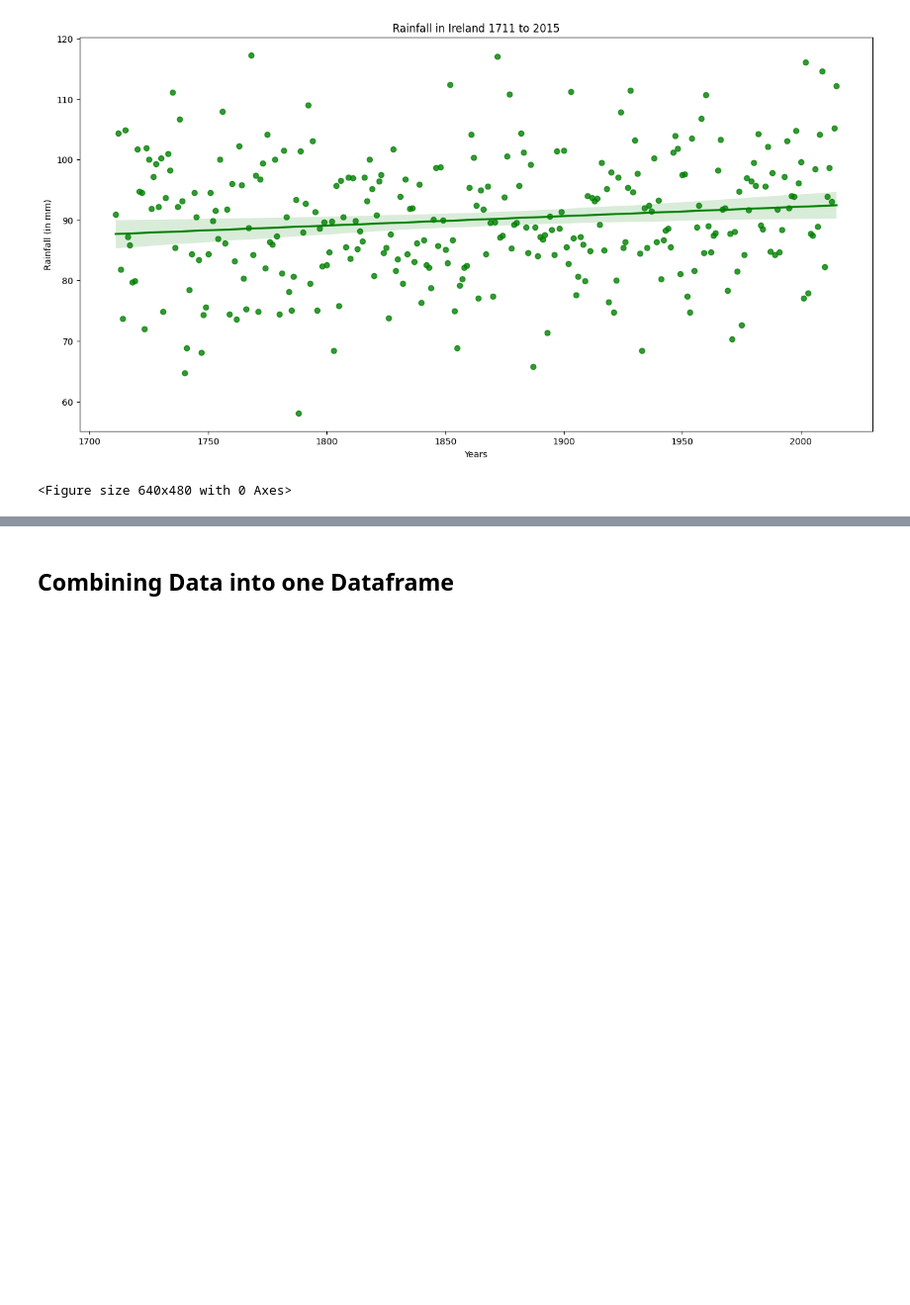
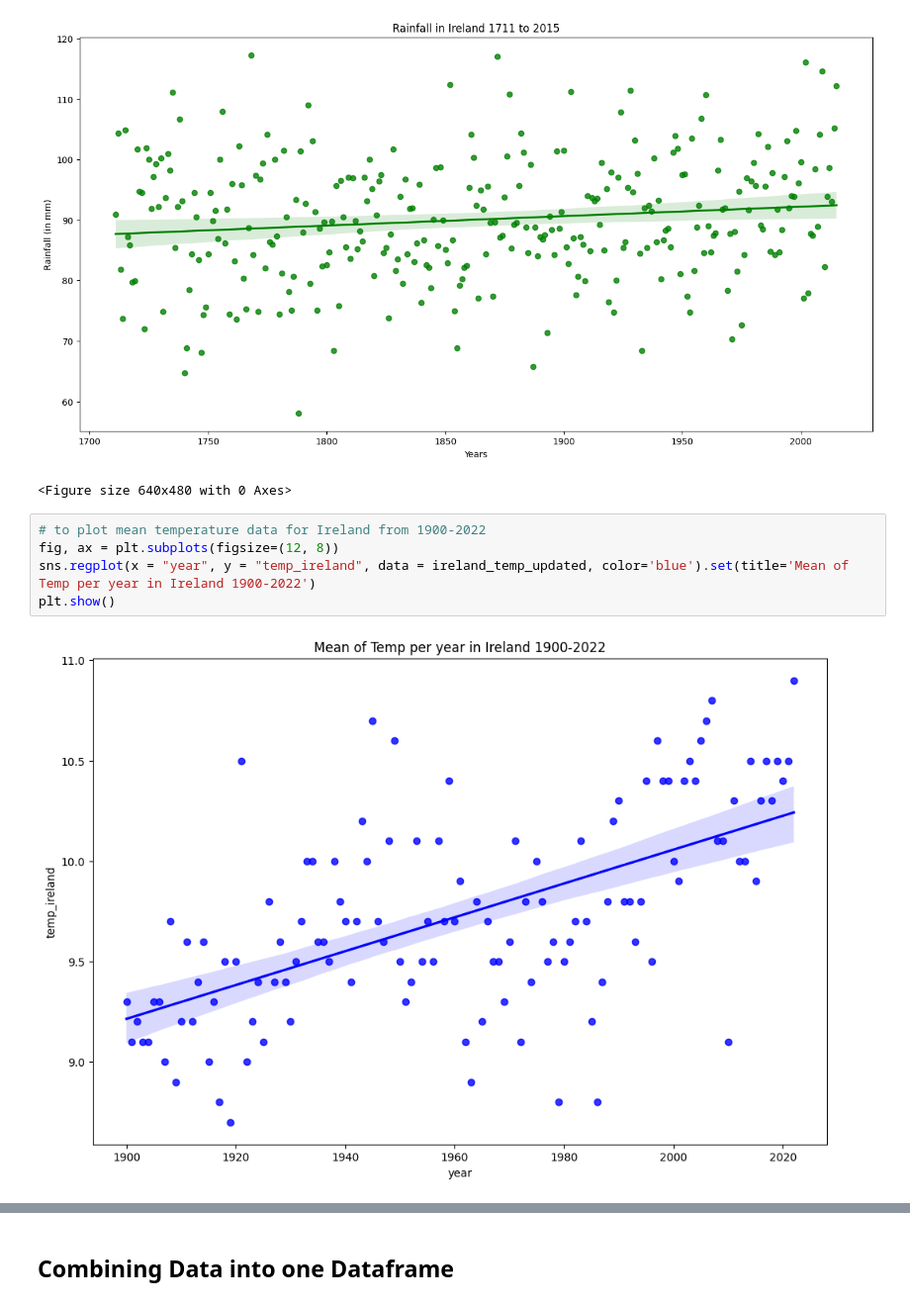
Before and after one commit to rachel-king4/PfDA_Assignment_2, a Jupyter notebook: pfda_assignment_2.ipynb, the cells around one changed output, grey strips where cells are left out. Shown at 99% size. Saved outputs shown, nothing was run; the diff lists cells and outputs as text; blank space fills up the shorter version.

```diff
--- a/pfda_assignment_2.ipynb
+++ b/pfda_assignment_2.ipynb
@@ -512,6 +516,13 @@ plt.clf()
 # %% [output]
 [figure]
 <Figure size 640x480 with 0 Axes>
+# %%
+# to plot mean temperature data for Ireland from 1900-2022
+fig, ax = plt.subplots(figsize=(12, 8))
+sns.regplot(x = "year", y = "temp_ireland", data = ireland_temp_updated, color='blue').set(title='Mean of Temp per year in Ireland 1900-2022')
+plt.show()
+# %% [output]
+[figure, added]
 # %%
 # plotting rainfall and mean temperature in Ireland
 # no trends visible
```
Also changed, not shown: parts of 8 cells of this notebook, 1 other file.
